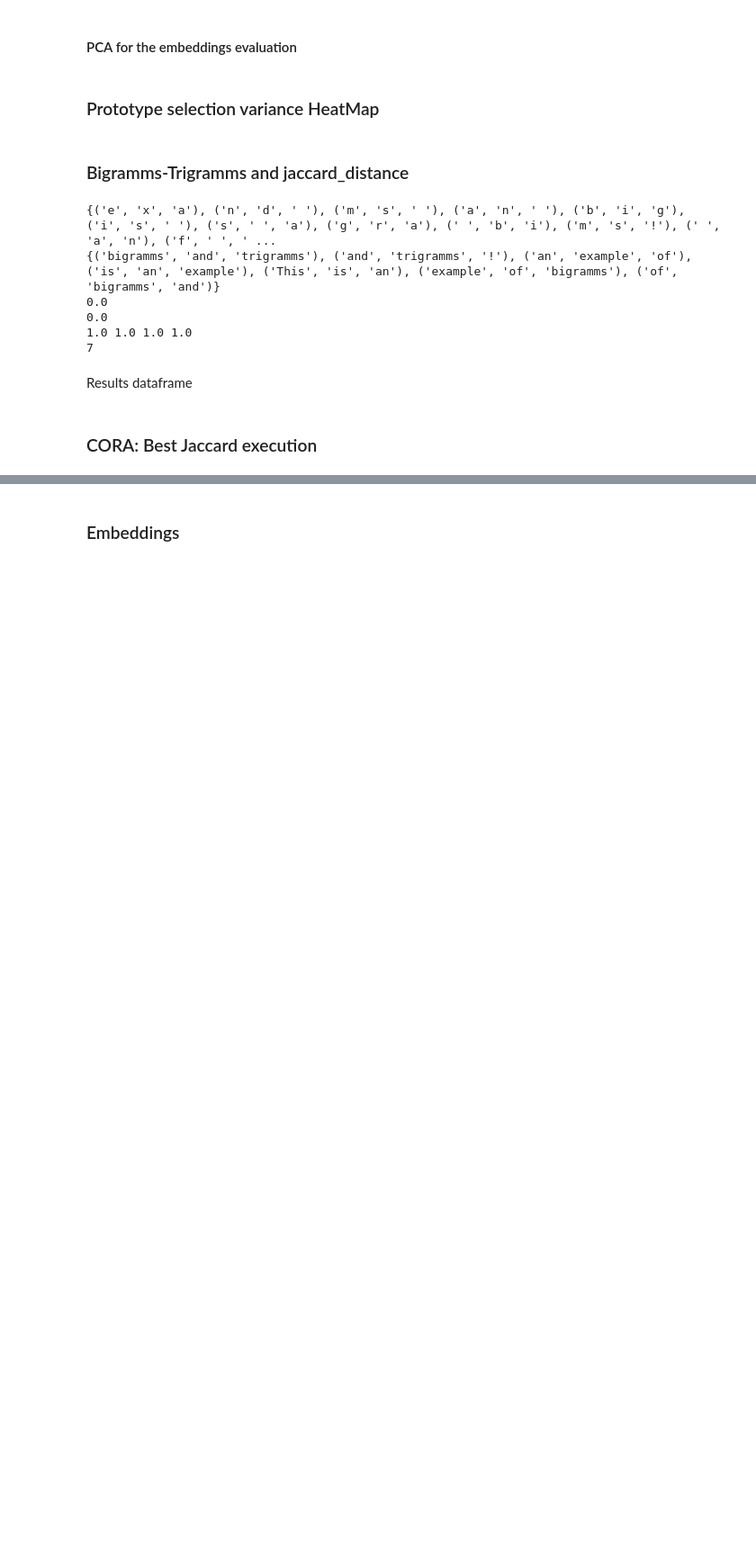
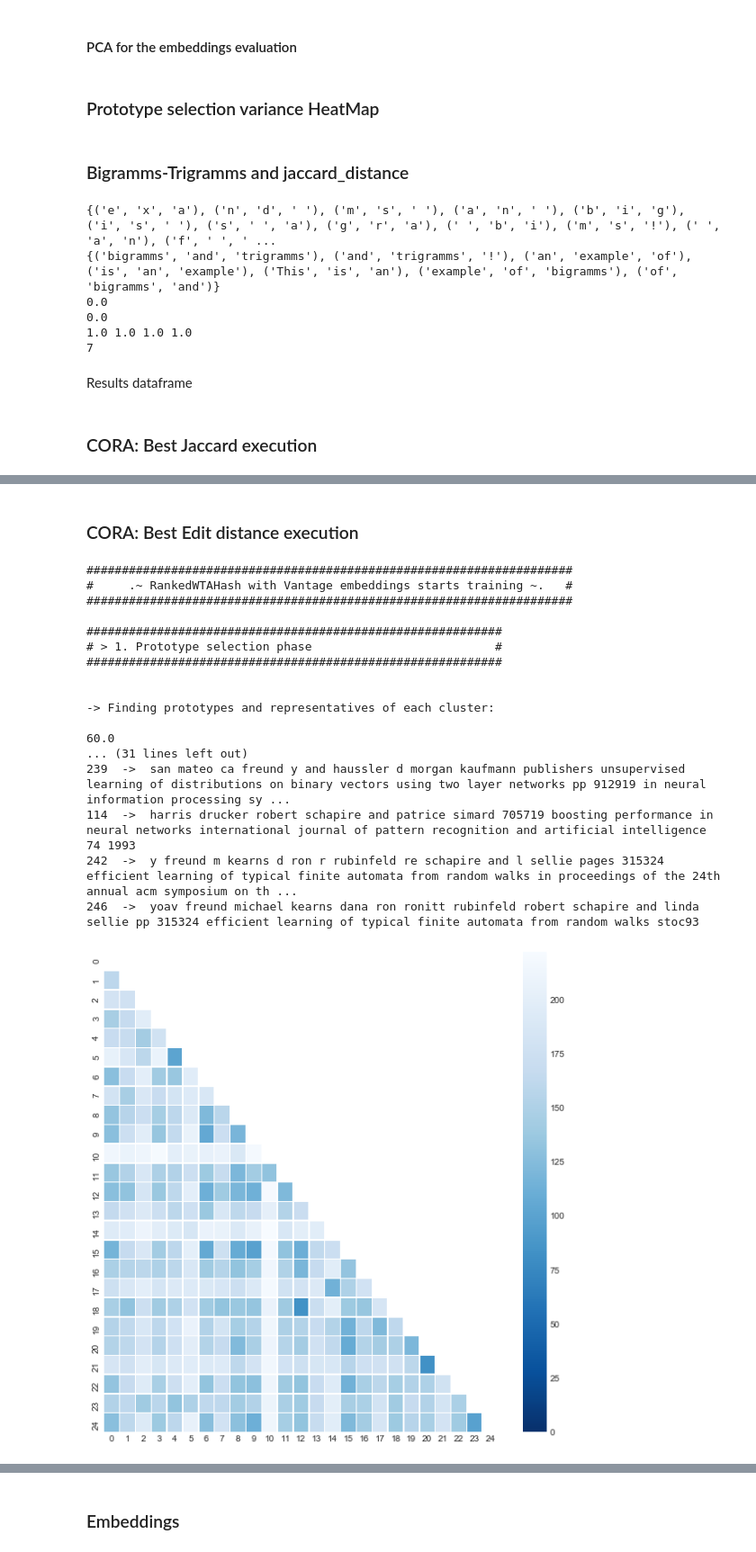
Before and after one commit to Nikoletos-K/WinnER, a Jupyter notebook: EntireDatasetJupyter-Current.ipynb, the cells around one changed output, grey strips where cells are left out. Shown at 90% size. Saved outputs shown, nothing was run; the diff lists cells and outputs as text; code cells hidden in the pictures; blank space fills up the shorter version.

```diff
--- a/EntireDatasetJupyter-Current.ipynb
+++ b/EntireDatasetJupyter-Current.ipynb
@@ -1158,7 +1156,7 @@ distanceMetric= 'jaccard'                   # Distance metric between the vector
 prototypesFilterThr = 0.5                   # Prototypes must differ more than that threshold
 
 # Embedding phase
-distanceMetricEmbedding = 'euclid_jaccard'  # Embedding metric
+distanceMetricEmbedding = 'jaccard'  # Embedding metric
 
 # WTA algorithm
 windowSize= 30                             # Vector size for WTA algo
@@ -1228,0 +1227,66 @@ Wall time: 34.5 s
+# %% [markdown]
+### CORA: Best Edit distance execution
+# %%
+%%time
+
+ngramms= 3                                  # If jaccard used, n-gramms are used
+jaccard_withchars = False                    # n-gramms either of chars and either of words
+
+# Prototype selection
+max_numberOf_clusters= 100                  # Νumber of loops for finding representatives, it is an upper bound of clusters.
+max_editDistance= 120                       # The threshold for the triangle inequality
+distanceMetric= 'edit'                   # Distance metric between the vectors when creating the space
+prototypesFilterThr = 80                # Prototypes must differ more that threshold
+
+# Embedding phase
+distanceMetricEmbedding = 'edit'  # Embedding metric
+
+# WTA algorithm
+windowSize= 37                             # Vector size for WTA algo
+number_of_permutations = 5                 # WTA number of permutations
+
+
+# Similarity evaluation
+similarityVectors='initial'                  # which vectors will be passed to WTA step
+similarityThreshold= 0.7                    # Similarity threshold for the final step
+metric='kendal'                             # Similarity metric between vectors
+
+
+start = time.time()
+model = RankedWTAHash(
+    max_numberOf_clusters= max_numberOf_clusters,
+    max_editDistance= max_editDistance,
+    windowSize= windowSize,
+    similarityThreshold= similarityThreshold,
+    metric=metric,
+    similarityVectors=similarityVectors,
+    number_of_permutations = number_of_permutations,
+    distanceMetric= distanceMetric,
+    distanceMetricEmbedding = distanceMetricEmbedding,
+    ngramms= ngramms,
+    jaccard_withchars = jaccard_withchars,
+    prototypesFilterThr = prototypesFilterThr
+)
+model = model.fit(data)
+acc,f1,precision,recall = evaluate_cora(model.mapping_matrix,true_matrix, False)
+exec_time = time.time() - start
+results_dataframe.loc[len(results_dataframe)+1] = [max_numberOf_clusters,max_editDistance,similarityThreshold,windowSize,metric,similarityVectors,distanceMetricEmbedding,distanceMetric,number_of_permutations,ngramms,jaccard_withchars,acc,precision,recall,f1,exec_time]
+# %% [output]
+#####################################################################
+#     .~ RankedWTAHash with Vantage embeddings starts training ~.   #
+#####################################################################
+
+###########################################################
+# > 1. Prototype selection phase                          #
+###########################################################
+
+
+-> Finding prototypes and representatives of each cluster:
+
+60.0
+... (31 lines left out)
+239  ->  san mateo ca freund y and haussler d morgan kaufmann publishers unsupervised learning of distributions on binary vectors using two layer networks pp 912919 in neural information processing sy ...
+114  ->  harris drucker robert schapire and patrice simard 705719 boosting performance in neural networks international journal of pattern recognition and artificial intelligence 74 1993
+242  ->  y freund m kearns d ron r rubinfeld re schapire and l sellie pages 315324 efficient learning of typical finite automata from random walks in proceedings of the 24th annual acm symposium on th ...
+246  ->  yoav freund michael kearns dana ron ronitt rubinfeld robert schapire and linda sellie pp 315324 efficient learning of typical finite automata from random walks stoc93
+[figure, added]
```
Also changed, not shown: parts of 15 cells of this notebook.
